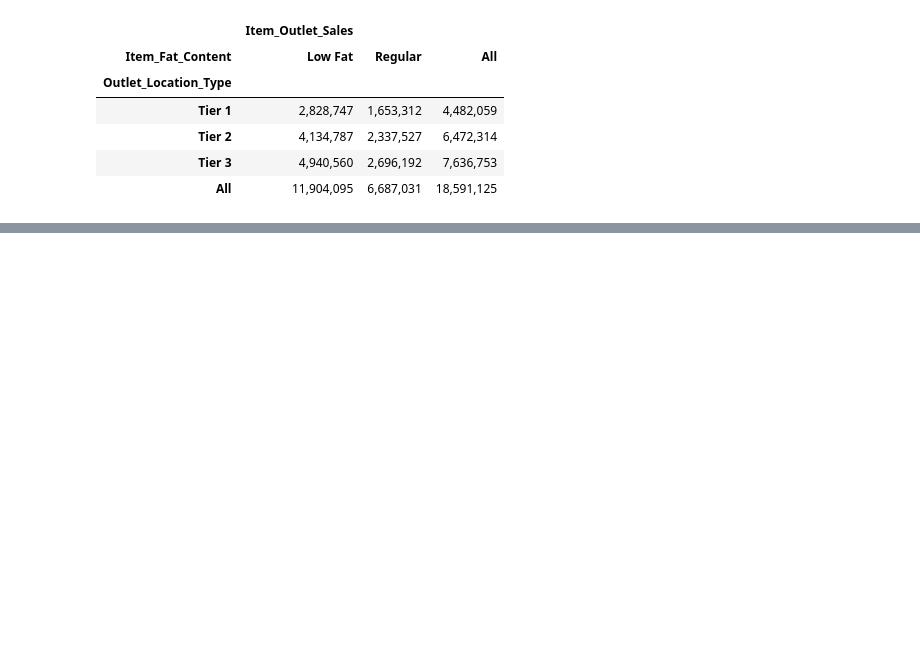
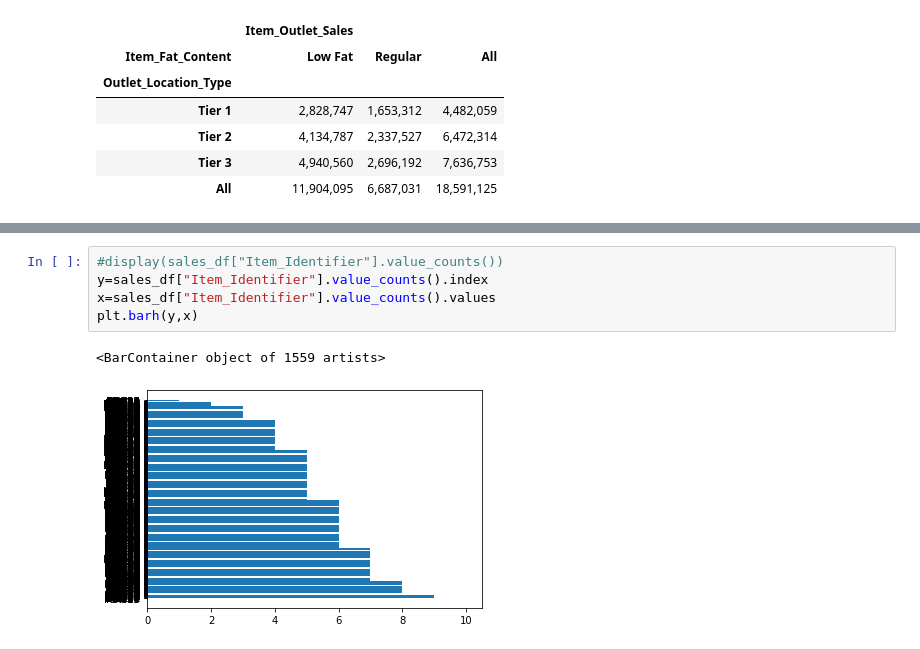
Before and after one commit to valentingracia/codingDojoDC, a Jupyter notebook: salesPredictionProy1.ipynb, the cells around one changed output, grey strips where cells are left out. Drawn from its saved outputs; the diff is of its cells as text; blank space fills up the shorter version.

```diff
--- a/salesPredictionProy1.ipynb
+++ b/salesPredictionProy1.ipynb
@@ -98,0 +124,8 @@ plt.plot()
+# %%
+#display(sales_df["Item_Identifier"].value_counts())
+y=sales_df["Item_Identifier"].value_counts().index
+x=sales_df["Item_Identifier"].value_counts().values
+plt.barh(y,x)
+# %% [output]
+<BarContainer object of 1559 artists>
+[figure, added]
```
Also changed, not shown: parts of 8 cells of this notebook.
